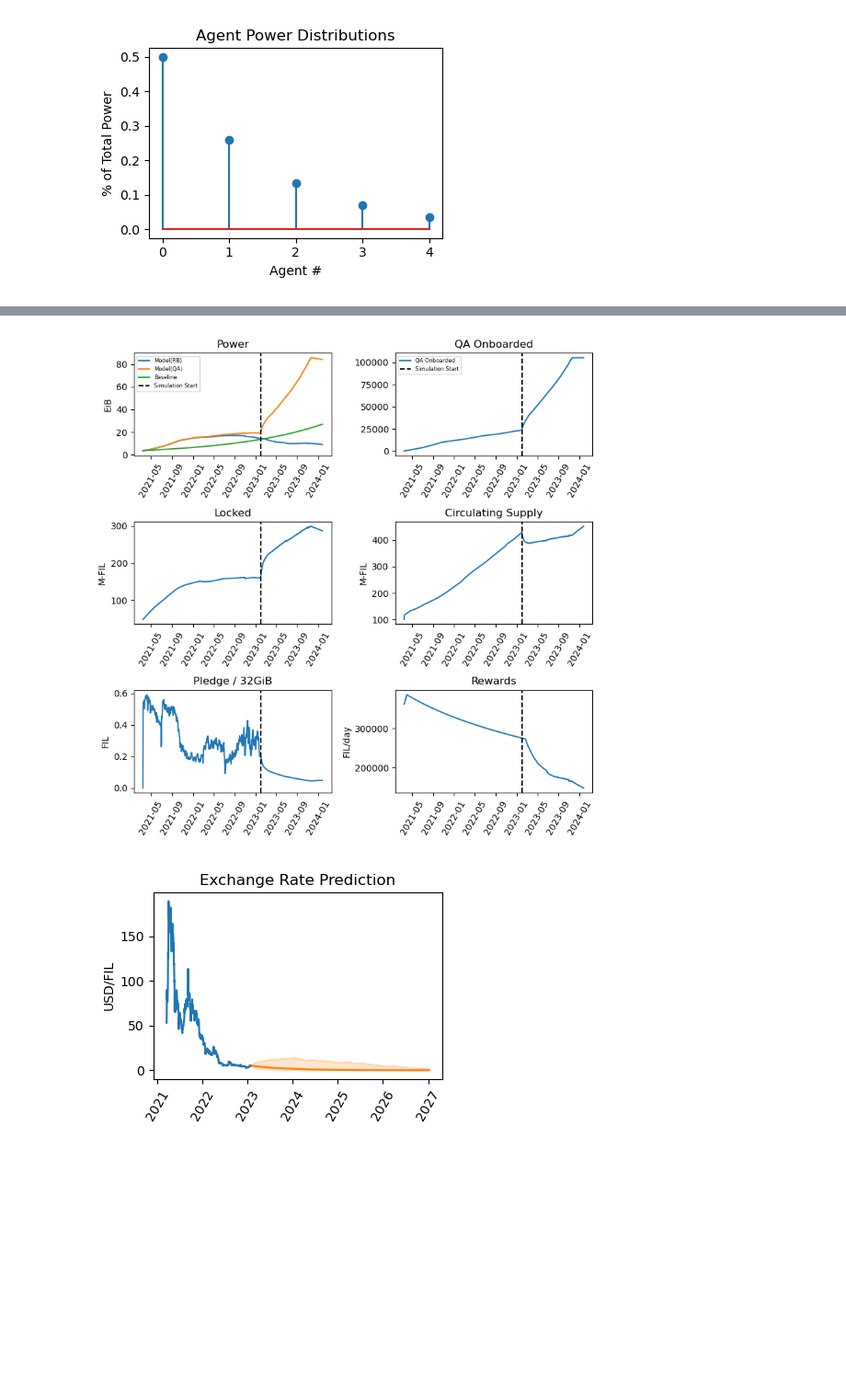
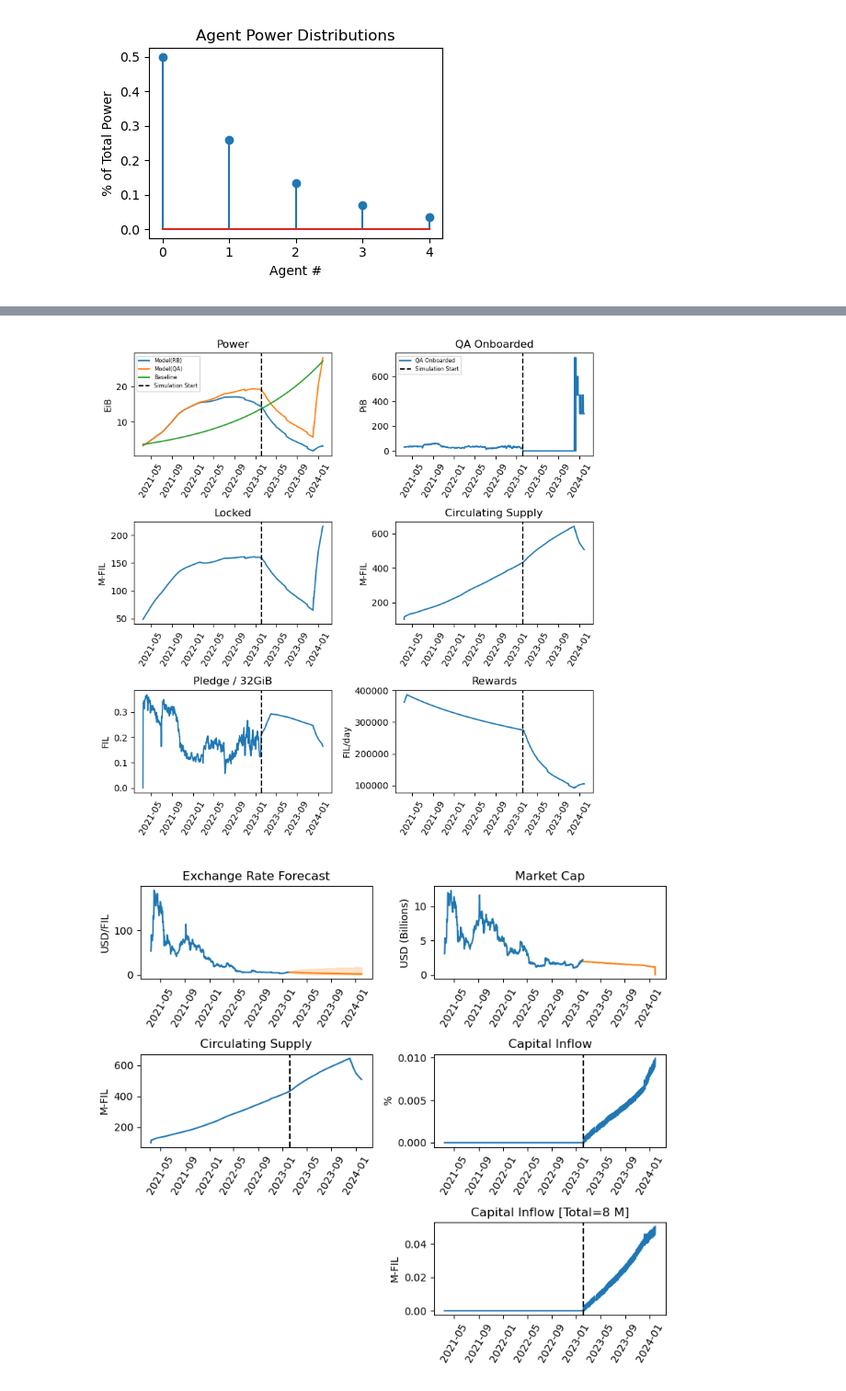
Before and after one commit to protocol/filecoin-agent-twin, a Jupyter notebook: notebooks/run_greedy_agents.ipynb, the cells around one changed output, grey strips where cells are left out. Shown at 92% size. Drawn from its saved outputs; the diff is of its cells as text; code cells hidden in the pictures; blank space fills up the shorter version.

```diff
--- a/notebooks/run_greedy_agents.ipynb
+++ b/notebooks/run_greedy_agents.ipynb
@@ -47,7 +47,7 @@ random_seed_base=1000
 
 for ii in range(num_agents):
     kwargs = {
-        'agent_optimism': 4,
+        'agent_optimism': 3,
         'random_seed': ii + random_seed_base
     }
     agent_kwargs_vec.append(kwargs)
@@ -67,10 +67,14 @@ price_process_kwargs = {
     'forecast_num_mc':1000,
     'random_seed':1234
 }
+capital_inflow_process_kwargs = {
+    'debug_model': True
+}
 
 filecoin_model = FilecoinModel(num_agents, simulation_start_date, end_date,
                                agent_types, agent_kwargs_vec, agent_power_distributions=agent_power_distributions,
                                compute_cs_from_networkdatastart=True, use_historical_gas=False,
                                price_process_kwargs=price_process_kwargs,
-                               minting_process_kwargs=minting_process_kwargs)
+                               minting_process_kwargs=minting_process_kwargs,
+                               capital_inflow_process_kwargs=capital_inflow_process_kwargs)
 # %% [output]
@@ -194,11 +188,12 @@ plt.ylabel('EiB')
 plt.title('Power')
 
 plt.subplot(3,2,2)
-plt.plot(model_df['date'], model_df['day_onboarded_qap_pib'].cumsum(), label='QA Onboarded')
+plt.plot(model_df['date'], model_df['day_onboarded_qap_pib'], label='QA Onboarded')
 # plt.plot(model_df['date'], model_df['day_renewed_qap_pib'], label='QA Renewed')
 plt.axvline(x=simulation_start_date, color='k', linestyle='--', label='Simulation Start')
 plt.xticks(rotation=60)
 plt.title('QA Onboarded')
+plt.ylabel('PiB')
 plt.legend(fontsize=6)
 
 plt.subplot(3,2,3)
@@ -234,29 +229,60 @@ plt.tight_layout()
 
 plt.show()
 # %% [output]
-[figure, old version]
+[figure, new version]
 # %%
 forecasts_df = filecoin_model.global_forecast_df
 update_dates = filecoin_model.minting_process.update_dates
 # %%
-plt.figure(figsize=(4,3))
+plt.figure(figsize=(8,7))
 colors = plt.get_cmap('tab10')
 
+plt.subplot(3,2,1)
 fcast_before_sim_start = forecasts_df[pd.to_datetime(forecasts_df['date']) < pd.to_datetime(simulation_start_date)]
-fcast_after_sim_start = forecasts_df[pd.to_datetime(forecasts_df['date']) >= pd.to_datetime(simulation_start_date)]
+fcast_after_sim_start = forecasts_df[(pd.to_datetime(forecasts_df['date']) >= pd.to_datetime(simulation_start_date)) & (pd.to_datetime(forecasts_df['date']) <= pd.to_datetime(end_date))]
 
 plt.plot(fcast_before_sim_start['date'], fcast_before_sim_start['price_Q50'], color=colors(0))
 plt.fill_between(fcast_after_sim_start['date'],
                  fcast_after_sim_start['price_Q05'], fcast_after_sim_start['price_Q95'], alpha=0.2, color=colors(1))
 plt.plot(fcast_after_sim_start['date'], fcast_after_sim_start['price_Q50'], color=colors(1))
 
 plt.xticks(rotation=60)
 plt.tight_layout()
 plt.ylabel('USD/FIL')
-plt.title('Exchange Rate Prediction')
+plt.title('Exchange Rate Forecast')
+
+plt.subplot(3,2,2)
+plt.plot(fcast_before_sim_start['date'], fcast_before_sim_start['market_caps']/1e9)
+plt.plot(fcast_after_sim_start['date'], fcast_after_sim_start['market_caps']/1e9)
+plt.xticks(rotation=60)
+plt.title('Market Cap')
+plt.ylabel('USD (Billions)')
+
+plt.subplot(3,2,3)
+plt.plot(model_df['date'], model_df['circ_supply']/1e6)
+plt.axvline(x=simulation_start_date, color='k', linestyle='--', label='Simulation Start')
+plt.xticks(rotation=60)
+plt.title('Circulating Supply')
+plt.ylabel('M-FIL')
+
+plt.subplot(3,2,4)
+plt.plot(model_df['date'], model_df['capital_inflow_pct'])
+plt.axvline(x=simulation_start_date, color='k', linestyle='--', label='Simulation Start')
+plt.xticks(rotation=60)
+plt.title('Capital Inflow')
+plt.ylabel('%')
+
+plt.subplot(3,2,6)
+plt.plot(model_df['date'], model_df['capital_inflow_FIL']/1e6)
+plt.axvline(x=simulation_start_date, color='k', linestyle='--', label='Simulation Start')
+plt.xticks(rotation=60)
+plt.title('Capital Inflow [Total=%d M]' % (np.sum(model_df['capital_inflow_FIL'])/1e6))
+plt.ylabel('M-FIL')
+
+
 plt.tight_layout()
 # %% [output]
-[figure, old version]
+[figure, new version]
 # %%
 plt.figure(figsize=(8,5))
 
```
Also changed, not shown: parts of 4 cells of this notebook, 9 other files.
